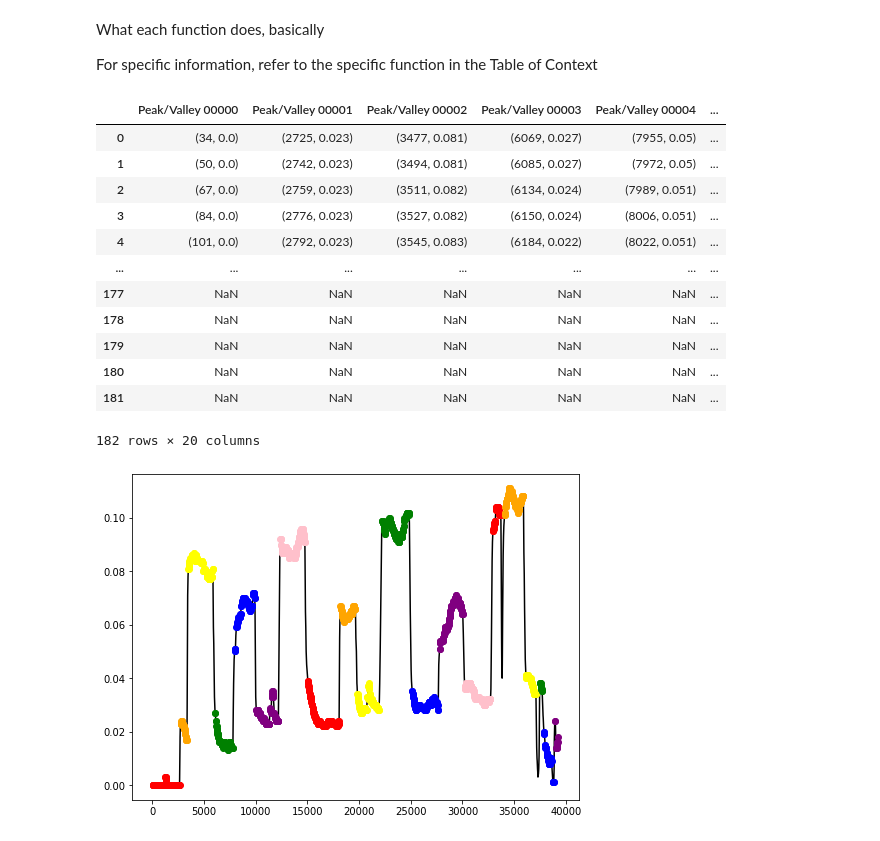
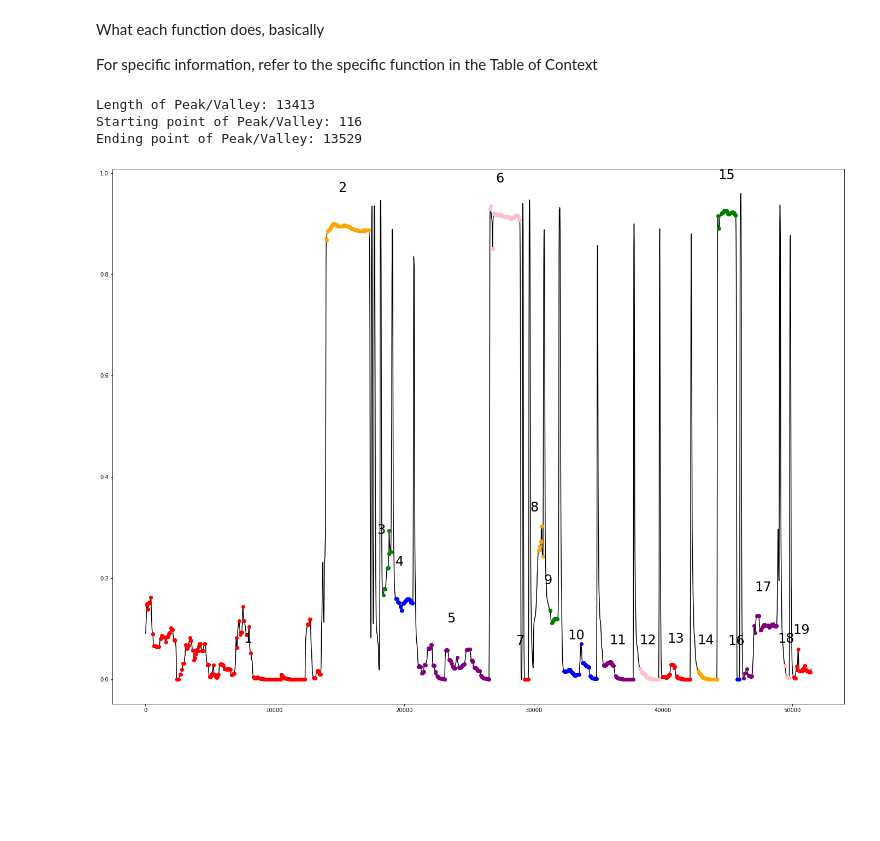
Before and after one commit to DhaneshTikoo/FacialDataProject, a Jupyter notebook: FacialDataProject.ipynb, the cells around one changed output. Drawn from its saved outputs; the diff is of its cells as text; code cells hidden in the pictures; blank space fills up the shorter version.

```diff
--- a/FacialDataProject.ipynb
+++ b/FacialDataProject.ipynb
@@ -495,7 +495,7 @@ def peaksAndValleysDF(dataTitle, df, ax = None, displaygraph = False):
   if displaygraph == False:
     return pav
 # %%
-def createPavFrame(dataTitle, pav, df):
+def createPavFrame(dataTitle, pav, df, minimumLength = 4):
   """
   creates a DataFrame that has all of the peaks and valleys in pav, one peak or valley for each column
   dataTitle: string
@@ -504,6 +504,8 @@ def createPavFrame(dataTitle, pav, df):
     the output of the pav function for the given dataTitle
   df:
     the dataframe for data to be drawn from
+  minimumLength:
+    the minimum amount of points for a group of points to be considered a peak or valley
 
   returns:
     a DataFrame that has all of the peaks and valleys in pav, one peak or valley for each column
@@ -518,8 +520,8 @@ def createPavFrame(dataTitle, pav, df):
     index2 = findInDf(pav[n+1][0], df)
     if abs(df[dataTitle][index] - df[dataTitle][index2]) > skipValue or n==len(pav)-3:
       j = n+1
-      ser = pd.Series(pav[i:j], name=f"Peak/Valley {str(tpoint).zfill(zFillValue)}")
-      if len(ser) > 4:
+      ser = pd.Series(pav[i:j], name=f"Peak/Valley {str(tpoint+1).zfill(zFillValue)}")
+      if len(ser) > minimumLength:
         tpoint=tpoint+1
         pavFrame = pd.concat([pavFrame, ser], axis=1)
       i = j
@@ -620,27 +680,39 @@ def peaksAndValleysGraph(dataTitle, df, fig = None, ax = None):
 
   return fig, ax
 # %%
-def peaksAndValleysGraphSmooth(dataTitle, df):
-  fig, ax = plt.subplots(1, 1, figsize = (8, 6))
+def peaksAndValleysGraphSmooth(dataTitle, df, minimumLength = 4):
+  fig, ax = plt.subplots(1, 1, figsize = (8*3, 6*3))
   ax.plot(df[Milliseconds],df[dataTitle],zorder = -1, color = 'black')
 
   #creating pav AND adding the graphical dots
   pav = peaksAndValleysDF(dataTitle, df)
   #creating & populating pavFrame
-  pavFrame = createPavFrame(dataTitle, pav, df)
+  pavFrame = createPavFrame(dataTitle, pav, df, minimumLength)
 
-  colorDict = ['r', 'orange', 'yellow', 'g', 'blue', 'purple', 'pink']
+  colorDict = ['r', 'orange', 'g', 'blue', 'purple', 'pink']
   index = 0
 
+  groupNum = 1
+
   for col in pavFrame:
+    pointGroup = []
+    # graph the point group and color it
     for point in pavFrame[col]:
       notNan = True
       if point is np.NaN:
         notNan = False
       if notNan == True:
         ax.scatter(point[0], point[1], color=colorDict[index])
+        pointGroup.append(point)
+    # label the group at the midpoint
+    midpoint = pointGroup[len(pointGroup)//2]
+    ymin, ymax = ax.get_ylim()
+    xincrease = -800
+    yincrease = abs(ymax-ymin)*0.065
+    plt.text(midpoint[0]+xincrease, midpoint[1]+yincrease, f"{groupNum}", fontSize = 24)
+    groupNum += 1
     index+=1
-    if index > 6:
+    if index > len(colorDict)-1:
       index = 0
 # %% [markdown]
 #Averages
@@ -1182,25 +1254,13 @@ For specific information, refer to the specific function in the Table of Context
 # commented functions
 # "if you want to run a specific function, uncomment the line of the function you want to run,
 # and specify the inputs of the function"
-# %%
-pav = peaksAndValleysDF("browDown_L", dfs[1])
-pavFrame = createPavFrame("browDown_L", pav, dfs[1])
-display(pavFrame)
-# %% [output]
-|  | Peak/Valley 00000 | Peak/Valley 00001 | Peak/Valley 00002 | Peak/Valley 00003 | Peak/Valley 00004 | ... |
-| 0 | (34, 0.0) | (2725, 0.023) | (3477, 0.081) | (6069, 0.027) | (7955, 0.05) | ... |
-| 1 | (50, 0.0) | (2742, 0.023) | (3494, 0.081) | (6085, 0.027) | (7972, 0.05) | ... |
-| 2 | (67, 0.0) | (2759, 0.023) | (3511, 0.082) | (6134, 0.024) | (7989, 0.051) | ... |
-| 3 | (84, 0.0) | (2776, 0.023) | (3527, 0.082) | (6150, 0.024) | (8006, 0.051) | ... |
-| 4 | (101, 0.0) | (2792, 0.023) | (3545, 0.083) | (6184, 0.022) | (8022, 0.051) | ... |
-| ... | ... | ... | ... | ... | ... | ... |
-| 177 | NaN | NaN | NaN | NaN | NaN | ... |
-| 178 | NaN | NaN | NaN | NaN | NaN | ... |
-| 179 | NaN | NaN | NaN | NaN | NaN | ... |
-| 180 | NaN | NaN | NaN | NaN | NaN | ... |
-| 181 | NaN | NaN | NaN | NaN | NaN | ... |
-182 rows × 20 columns
+# %%
+peaksAndValleysLengths(1, "eyeBlink_L", dfs[0])
+# %% [output]
+Length of Peak/Valley: 13413
+Starting point of Peak/Valley: 116
+Ending point of Peak/Valley: 13529
 # %%
-peaksAndValleysGraphSmooth("browDown_L", dfs[1])
+peaksAndValleysGraphSmooth("eyeBlink_L", dfs[0])
 # %% [output]
-[figure, old version]
+[figure, new version]
```
Also changed, not shown: parts of 4 cells of this notebook.
